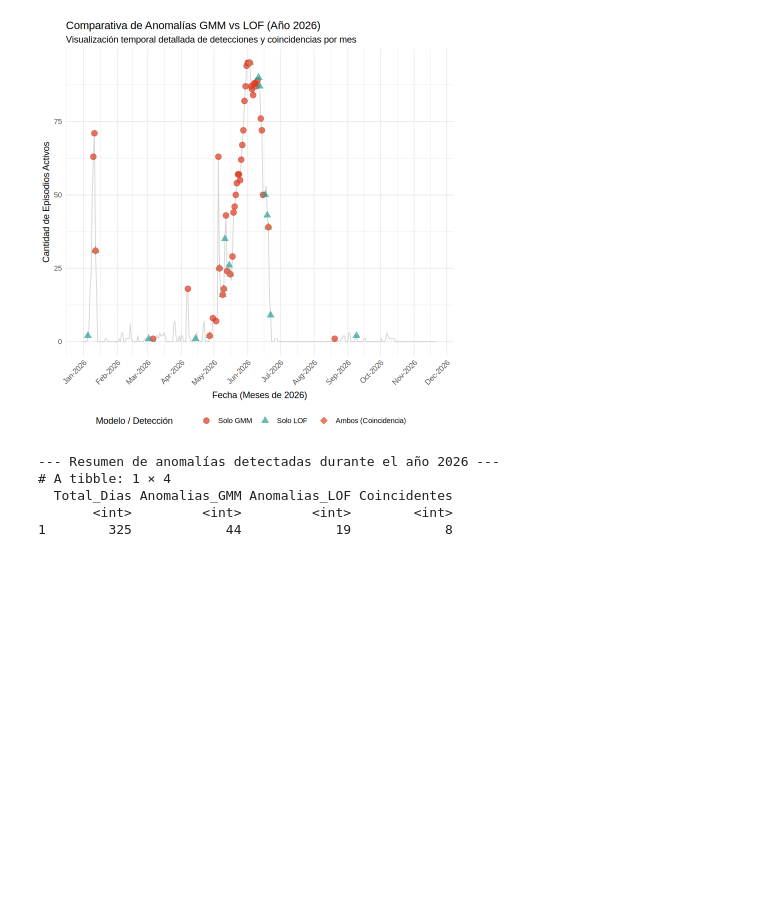
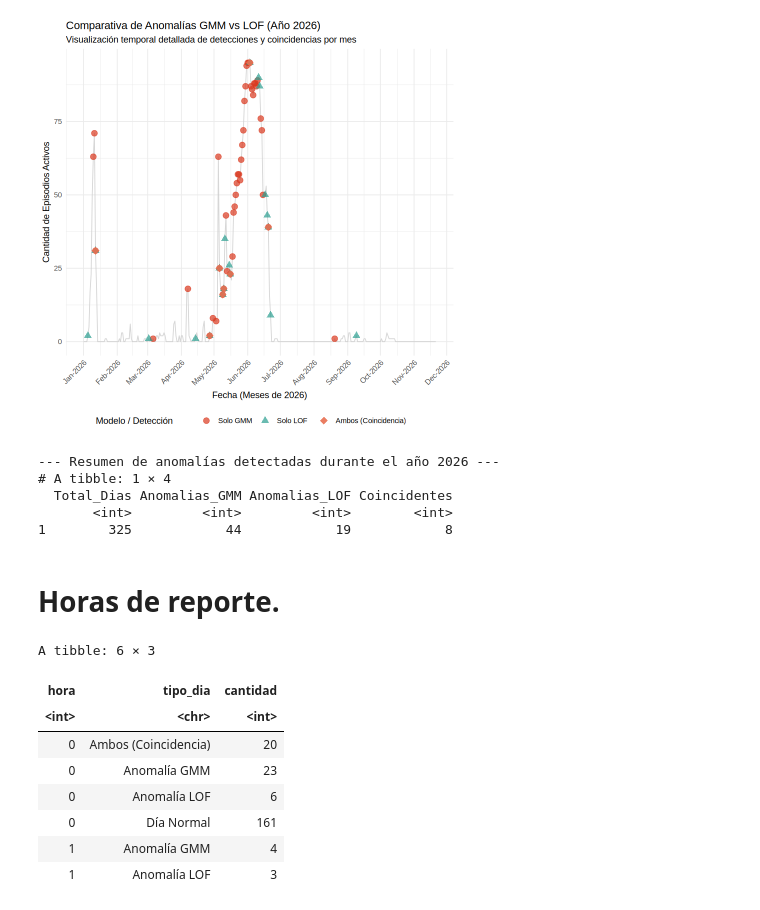
Before and after one commit to AleAsesino/mineriaDatosAnomaliasABCcarreteras, a Jupyter notebook: preprocesamientoABCV1.ipynb, the cells around one changed output. Drawn from its saved outputs; the diff is of its cells as text; code cells hidden in the pictures; blank space fills up the shorter version.

```diff
--- a/preprocesamientoABCV1.ipynb
+++ b/preprocesamientoABCV1.ipynb
@@ -488,3 +488,45 @@ print(resumen_2026)
   Total_Dias Anomalias_GMM Anomalias_LOF Coincidentes
        <int>         <int>         <int>        <int>
 1        325            44            19            8
+# %% [markdown]
+# **Horas de reporte.**
+# %%
+
+# 1. Cargar datos originales y extraer la hora de reporte de los conflictos
+df_horas <- df_raw %>%
+  mutate(
+    fecha_reporte = ymd_hms(fecha_reporte, quiet = TRUE),
+    dia = as_date(fecha_reporte),
+    hora = hour(fecha_reporte)
+  ) %>%
+  filter(!is.na(hora)) %>%
+  # Unir con el dataset de modelos para saber si el día fue anómalo
+  left_join(
+    select(df_model, dia, anomalia_gmm, anomalia_lof),
+    by = "dia"
+  ) %>%
+  mutate(
+    tipo_dia = case_when(
+      anomalia_gmm & anomalia_lof ~ "Ambos (Coincidencia)",
+      anomalia_gmm ~ "Anomalía GMM",
+      anomalia_lof ~ "Anomalía LOF",
+      TRUE ~ "Día Normal"
+    )
+  )
+
+# 2. Resumir cantidad de reportes por hora y tipo de día
+reportes_por_hora <- df_horas %>%
+  group_by(hora, tipo_dia) %>%
+  summarise(cantidad = n(), .groups = "drop")
+
+head(reportes_por_hora)
+# %% [output]
+A tibble: 6 × 3
+| hora | tipo_dia | cantidad |
+| <int> | <chr> | <int> |
+| 0 | Ambos (Coincidencia) | 20 |
+| 0 | Anomalía GMM | 23 |
+| 0 | Anomalía LOF | 6 |
+| 0 | Día Normal | 161 |
+| 1 | Anomalía GMM | 4 |
+| 1 | Anomalía LOF | 3 |
```
Also changed, not shown: parts of 5 cells of this notebook.
